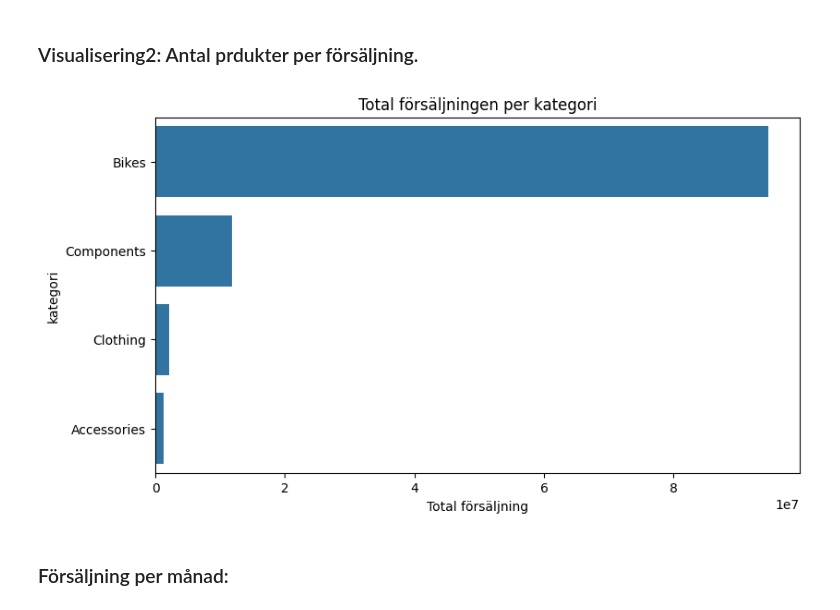
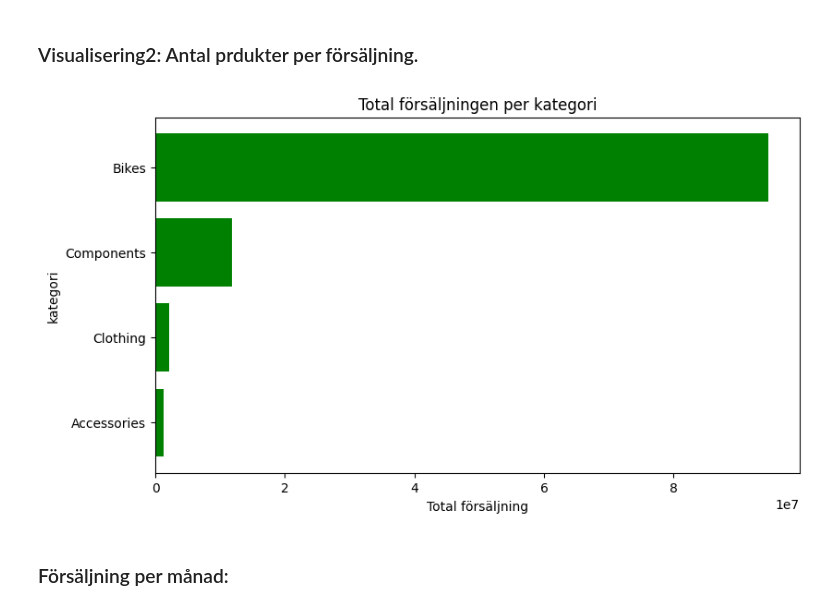
Before and after one commit to IrfanPallani/adventureworks_sanalysis, a Jupyter notebook: Forsaljnings_Analys.ipynb, the cells around one changed output. Drawn from its saved outputs; the diff is of its cells as text; code cells hidden in the pictures.

```diff
--- a/Forsaljnings_Analys.ipynb
+++ b/Forsaljnings_Analys.ipynb
@@ -68,34 +71,31 @@ plt.show()
 # %%
 sql_2 = """
 SELECT
     pc.Name AS Category,
     SUM(sod.LineTotal) AS Totalsales
 FROM Sales.SalesOrderDetail sod
 JOIN Production.Product p
     ON sod.ProductID = p.ProductID
 JOIN Production.ProductSubcategory ps
     ON p.ProductSubcategoryID = ps.ProductSubcategoryID
 JOIN Production.ProductCategory pc
     ON ps.ProductCategoryID = pc.ProductCategoryID
 
 GROUP BY pc.Name
 ORDER BY Totalsales DESC
 """
 
 df2 = pd.read_sql(sql_2, engine)
 
 plt.figure(figsize=(9,5))
-sns.barplot(
-    data=df2,
-    y='Category',
-    x='Totalsales'
-    )
+plt.barh(df2['Category'], df2['Totalsales'], color='green')
 plt.title("Total försäljningen per kategori")
 plt.xlabel("Total försäljning")
+plt.gca().invert_yaxis()
 plt.ylabel("kategori")
 plt.show()
 # %% [output]
-[figure, old version]
+[figure, new version]
 # %% [markdown]
 ### Försäljning per månad:
 # %%
```
Also changed, not shown: parts of 6 cells of this notebook, 2 other files.
